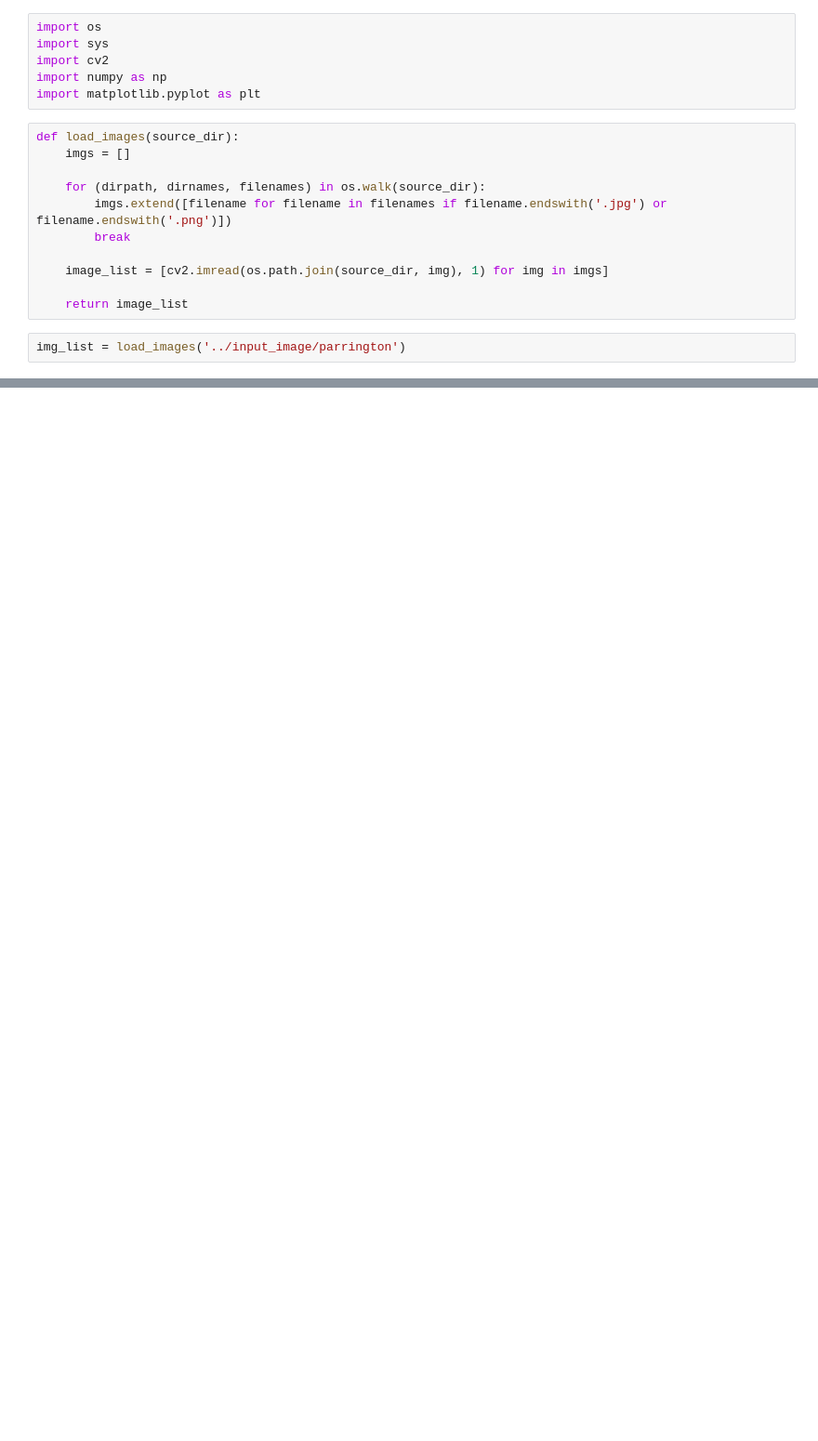
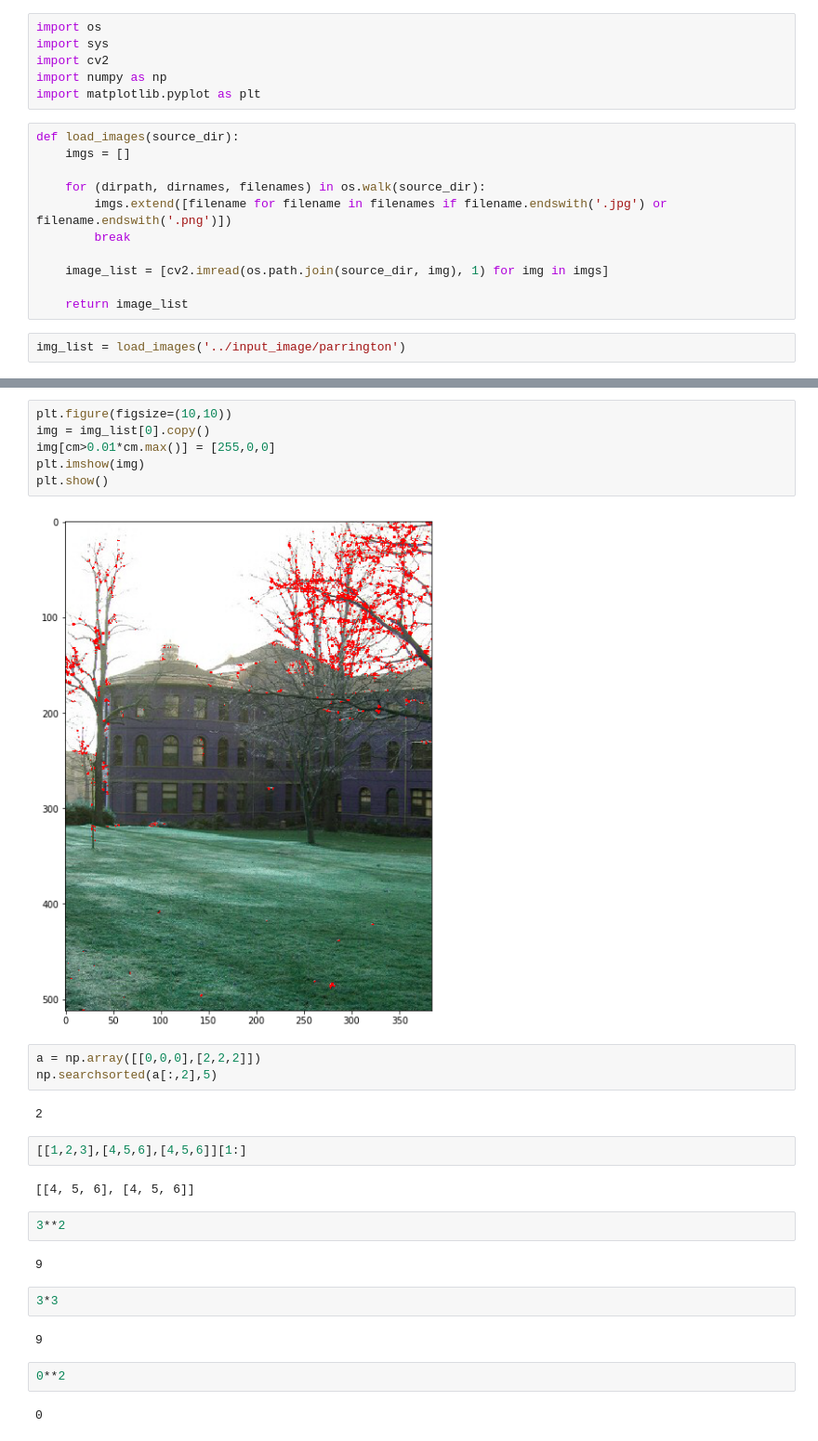
Before and after one commit to SSARCandy/panoramas-image-stitching, a Jupyter notebook: src/notebook.ipynb, the cells around one changed output, grey strips where cells are left out. Shown at 93% size. Cells and saved outputs as stored; diff of their text form; blank space fills up the shorter version.

```diff
--- a/src/notebook.ipynb
+++ b/src/notebook.ipynb
@@ -85,0 +111,29 @@ plt.show()
+# %%
+plt.figure(figsize=(10,10))
+img = img_list[0].copy()
+img[cm>0.01*cm.max()] = [255,0,0]
+plt.imshow(img)
+plt.show()
+# %% [output]
+[figure, added]
+# %%
+a = np.array([[0,0,0],[2,2,2]])
+np.searchsorted(a[:,2],5)
+# %% [output]
+2
+# %%
+[[1,2,3],[4,5,6],[4,5,6]][1:]
+# %% [output]
+[[4, 5, 6], [4, 5, 6]]
+# %%
+3**2
+# %% [output]
+9
+# %%
+3*3
+# %% [output]
+9
+# %%
+0**2
+# %% [output]
+0
```
Also changed, not shown: parts of 9 cells of this notebook.
